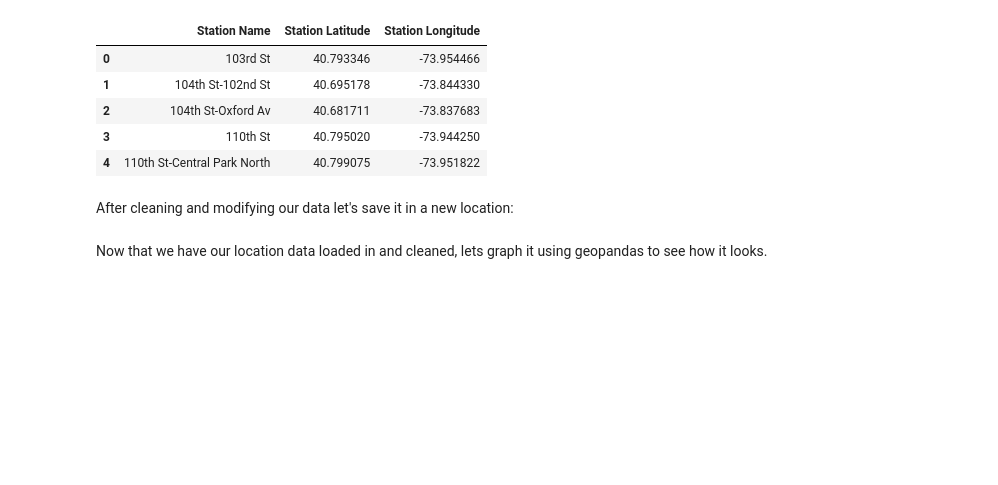
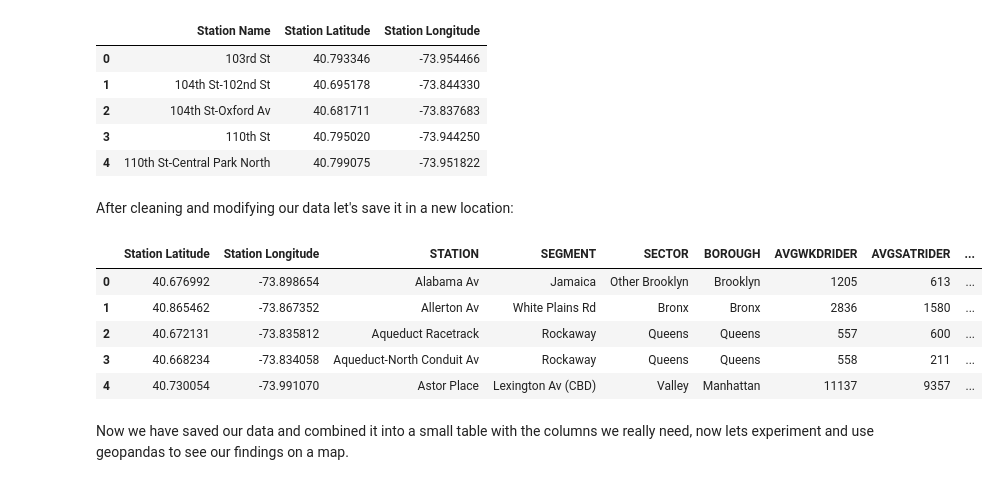
Before and after one commit to drod75/mta_train_data, a Jupyter notebook: analysis.ipynb, the cells around one changed output. Saved outputs shown, nothing was run; the diff lists cells and outputs as text; code cells hidden in the pictures; blank space fills up the shorter version.

```diff
--- a/analysis.ipynb
+++ b/analysis.ipynb
@@ -23,7 +23,7 @@ df.head()
 def remove_train(x):
     x = str(x)
     lst = x.split('(')
-    return lst[0]
+    return lst[0].strip()
 
 df['STATION'] = df['STATION'].apply(remove_train)
 only_station = df['STATION']
@@ -92,5 +92,15 @@ After cleaning and modifying our data let's save it in a new location:
 # %%
 df.to_csv('data/cleaned_data/cleaned_subway_info.csv', index=False)
 train_latlong.to_csv('data/cleaned_data/cleaned_subway_loc.csv', index=False)
-# %% [markdown]
-Now that we have our location data loaded in and cleaned, lets graph it using geopandas to see how it looks.
+# %%
+train_latlong['STATION'] = train_latlong['Station Name']
+train_latlong.drop('Station Name', axis=1, inplace=True)
+train_merged = pd.merge(train_latlong, df, on='STATION')
+train_merged.head()
+# %% [output]
+|  | Station Latitude | Station Longitude | STATION | SEGMENT | SECTOR | BOROUGH | AVGWKDRIDER | AVGSATRIDER | ... |
+| 0 | 40.676992 | -73.898654 | Alabama Av | Jamaica | Other Brooklyn | Brooklyn | 1205 | 613 | ... |
+| 1 | 40.865462 | -73.867352 | Allerton Av | White Plains Rd | Bronx | Bronx | 2836 | 1580 | ... |
+| 2 | 40.672131 | -73.835812 | Aqueduct Racetrack | Rockaway | Queens | Queens | 557 | 600 | ... |
+| 3 | 40.668234 | -73.834058 | Aqueduct-North Conduit Av | Rockaway | Queens | Queens | 558 | 211 | ... |
+| 4 | 40.730054 | -73.991070 | Astor Place | Lexington Av (CBD) | Valley | Manhattan | 11137 | 9357 | ... |
@@ -97,2 +110,4 @@ Now that we have our location data loaded in and cleaned, lets graph it using ge
+# %% [markdown]
+Now we have saved our data and combined it into a small table with the columns we really need, now lets experiment and use geopandas to see our findings on a map.
 # %%
 gdf = geopandas.read_file('data\cleaned_data\cleaned_subway_loc.csv')
```
Also changed, not shown: parts of 1 cell of this notebook, 3 other files.
